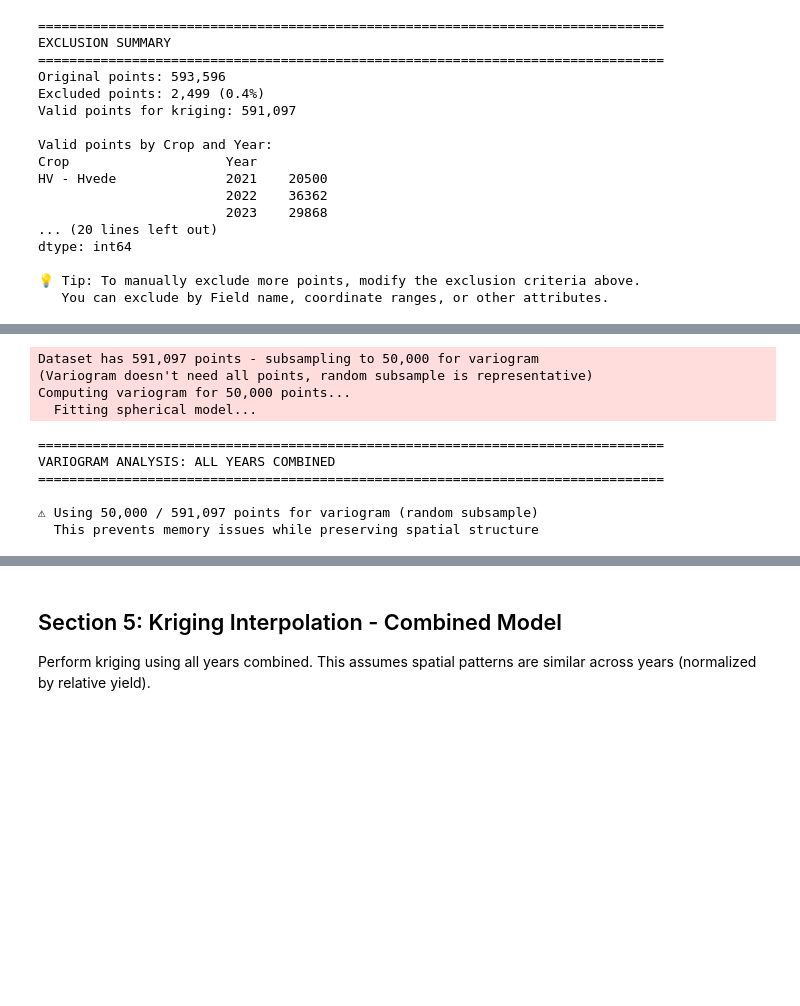
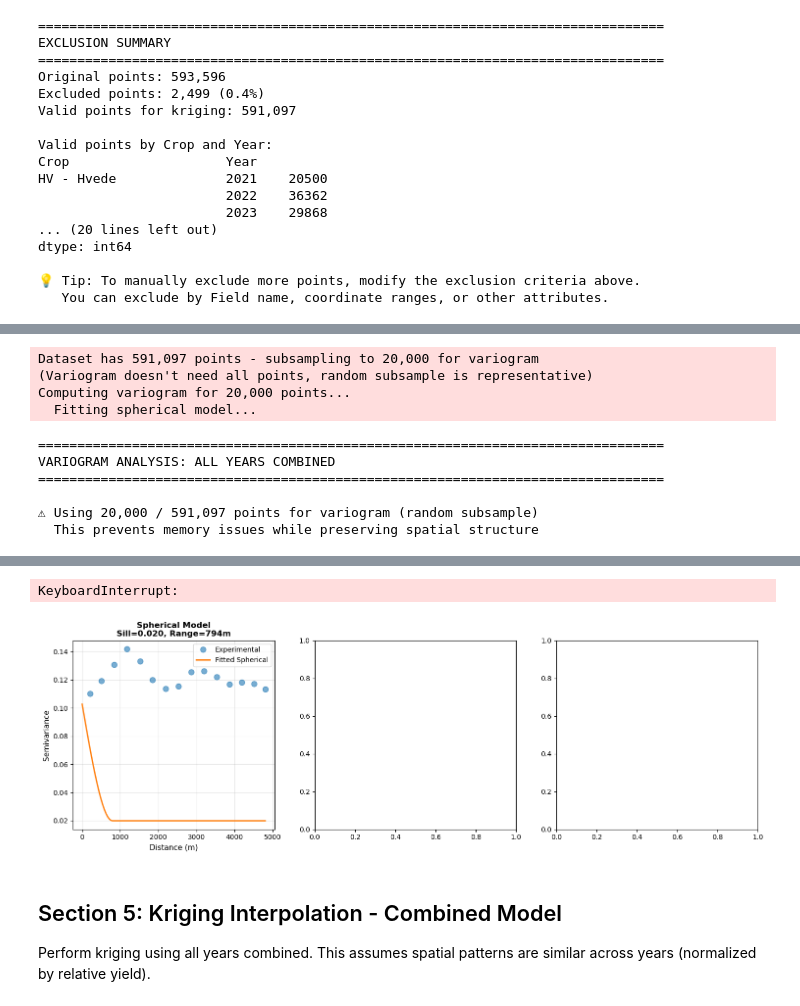
Before and after one commit to Esbern/ISO-11783-ISOBUS-harvest-Log-reader, a Jupyter notebook: notbooks/03_Kriging_Interpolation.ipynb, the cells around one changed output, grey strips where cells are left out. Cells and saved outputs as stored; diff of their text form; code cells hidden in the pictures; blank space fills up the shorter version.

```diff
--- a/notbooks/03_Kriging_Interpolation.ipynb
+++ b/notbooks/03_Kriging_Interpolation.ipynb
@@ -249,6 +276,27 @@ This helps us understand:
 # Variogram analysis: Combined (all years)
 # Note: Variogram computation can be memory-intensive for large datasets
 # We subsample if needed to avoid kernel crashes
+
+def compute_spherical_variogram(params, distances):
+    """Compute spherical variogram model"""
+    sill, range_val, nugget = params
+    h = distances / range_val
+    # Spherical model: γ(h) = nugget + (sill-nugget) * (1.5*h - 0.5*h³) for h <= 1
+    result = np.zeros_like(distances)
+    mask = h <= 1.0
+    result[mask] = nugget + (sill - nugget) * (1.5 * h[mask] - 0.5 * h[mask]**3)
+    result[~mask] = sill
+    return result
+
+def compute_exponential_variogram(params, distances):
+    """Compute exponential variogram model"""
+    sill, range_val, nugget = params
+    return nugget + (sill - nugget) * (1 - np.exp(-3 * distances / range_val))
+
+def compute_gaussian_variogram(params, distances):
+    """Compute gaussian variogram model"""
+    sill, range_val, nugget = params
+    return nugget + (sill - nugget) * (1 - np.exp(-3 * (distances / range_val)**2))
 
 if not HAS_PYKRIGE:
     print("⚠ Skipping variogram analysis - PyKrige not installed")
@@ -263,7 +311,7 @@ else:
     z_full = gdf_valid['relative_yield'].values
 
     # Subsample if dataset is very large (to avoid memory issues)
-    MAX_VARIOGRAM_POINTS = 50000  # Limit for variogram computation
+    MAX_VARIOGRAM_POINTS = 20000  # Reduced for faster computation
 
     if len(z_full) > MAX_VARIOGRAM_POINTS:
         logger.warning(f"Dataset has {len(z_full):,} points - subsampling to {MAX_VARIOGRAM_POINTS:,} for variogram")
@@ -306,36 +354,38 @@ else:
 
             # Extract variogram parameters
             variogram_params[model] = {
+                'model': model,
                 'sill': ok.variogram_model_parameters[0],
                 'range': ok.variogram_model_parameters[1],
                 'nugget': ok.variogram_model_parameters[2]
             }
 
-            # Plot experimental variogram
+            # Plot experimental variogram (filter to MAX_LAG_DISTANCE to reduce noise)
             lags = ok.lags
             semivariance = ok.semivariance
+            valid_lags = lags <= MAX_LAG_DISTANCE
 
-            ax.plot(lags, semivariance, 'o', label='Experimental', markersize=8, alpha=0.6)
+            ax.plot(lags[valid_lags], semivariance[valid_lags], 'o', label='Experimental', markersize=8, alpha=0.6)
 
-            # Plot fitted model
-            lag_range = np.linspace(0, lags.max(), 100)
+            # Plot fitted model using manual computation (constrain to MAX_LAG_DISTANCE)
+            lag_range = np.linspace(0, min(lags.max(), MAX_LAG_DISTANCE), 100)
+            params = ok.variogram_model_parameters
+
             if model == 'spherical':
-                from pykrige.core import _variogram_spherical
-                model_values = _variogram_spherical(ok.variogram_model_parameters, lag_range)
+                model_values = compute_spherical_variogram(params, lag_range)
             elif model == 'exponential':
-                from pykrige.core import _variogram_exponential
-                model_values = _variogram_exponential(ok.variogram_model_parameters, lag_range)
+                model_values = compute_exponential_variogram(params, lag_range)
             elif model == 'gaussian':
-                from pykrige.core import _variogram_gaussian
-                model_values = _variogram_gaussian(ok.variogram_model_parameters, lag_range)
+                model_values = compute_gaussian_variogram(params, lag_range)
 
             ax.plot(lag_range, model_values, '-', label=f'Fitted {model.capitalize()}', linewidth=2)
 
             # Formatting
             ax.set_xlabel('Distance (m)', fontsize=11)
             ax.set_ylabel('Semivariance', fontsize=11)
-            ax.set_title(f'{model.capitalize()} Model\nSill={variogram_params[model]["sill"]:.3f}, Range={variogram_params[model]["range"]:.0f}m',
+            ax.set_title(f'{model.capitalize()} Model (max lag {MAX_LAG_DISTANCE}m)\nSill={variogram_params[model]["sill"]:.3f}, Range={variogram_params[model]["range"]:.0f}m',
                         fontsize=12, fontweight='bold')
+            ax.set_xlim(0, MAX_LAG_DISTANCE)
             ax.legend()
             ax.grid(True, alpha=0.3)
 
@@ -347,12 +397,12 @@ else:
             ax.set_ylabel('Semivariance', fontsize=11)
         except Exception as e:
             logger.error(f"Error fitting {model} model: {str(e)}")
-            ax.text(0.5, 0.5, f'Error\n{model.capitalize()} model\n{str(e)[:50]}',
+            ax.text(0.5, 0.5, f'Error\n{model.capitalize()} model\n{str(e)[:40]}',
                    ha='center', va='center', fontsize=10, color='red')
             ax.set_xlabel('Distance (m)', fontsize=11)
             ax.set_ylabel('Semivariance', fontsize=11)
 
-    plt.suptitle(f'Variogram Models - All Years Combined (Relative Yield)\nUsing {len(z):,} points',
+    plt.suptitle(f'Variogram Models - All Years Combined (Relative Yield)\nUsing {len(z):,} points (max lag distance: {MAX_LAG_DISTANCE}m)',
                  fontsize=14, fontweight='bold')
     plt.tight_layout()
     plt.savefig(KRIGING_OUTPUT_DIR / 'variogram_combined.png', dpi=150, bbox_inches='tight')
@@ -366,21 +416,27 @@ else:
             print(f"    Range: {params['range']:.0f} m")
             print(f"    Nugget: {params['nugget']:.3f}")
 
+        # Save parameters to CSV for traceability
+        import pandas as pd
+        pd.DataFrame.from_dict(variogram_params, orient='index').to_csv(KRIGING_OUTPUT_DIR / 'variogram_params_combined.csv')
+        print(f"\nSaved variogram parameters to {KRIGING_OUTPUT_DIR / 'variogram_params_combined.csv'}")
+
         print(f"\n💡 Interpretation:")
         if 'spherical' in variogram_params:
             print(f"   - Range indicates the distance of spatial influence (~{variogram_params['spherical']['range']:.0f}m)")
         print(f"   - Nugget shows measurement error + micro-scale variation")
         print(f"   - Lower nugget = more reliable measurements")
     else:
-        print("\n❌ All variogram models failed - check memory and data quality")
+
+        print("\n❌ All variogram models failed - check memory and data quality")        print("\n❌ All variogram models failed - check memory and data quality")
 # %% [output]
-Dataset has 591,097 points - subsampling to 50,000 for variogram
+Dataset has 591,097 points - subsampling to 20,000 for variogram
 (Variogram doesn't need all points, random subsample is representative)
-Computing variogram for 50,000 points...
+Computing variogram for 20,000 points...
   Fitting spherical model...
 ================================================================================
 VARIOGRAM ANALYSIS: ALL YEARS COMBINED
 ================================================================================
 
-⚠ Using 50,000 / 591,097 points for variogram (random subsample)
+⚠ Using 20,000 / 591,097 points for variogram (random subsample)
   This prevents memory issues while preserving spatial structure
@@ -391,3 +444,5 @@ Error fitting exponential model: cannot import name '_variogram_exponential' fro
+KeyboardInterrupt:
+[figure, added]
 # %%
 # Variogram analysis: Separate by year
 
```
Also changed, not shown: parts of 11 cells of this notebook.
